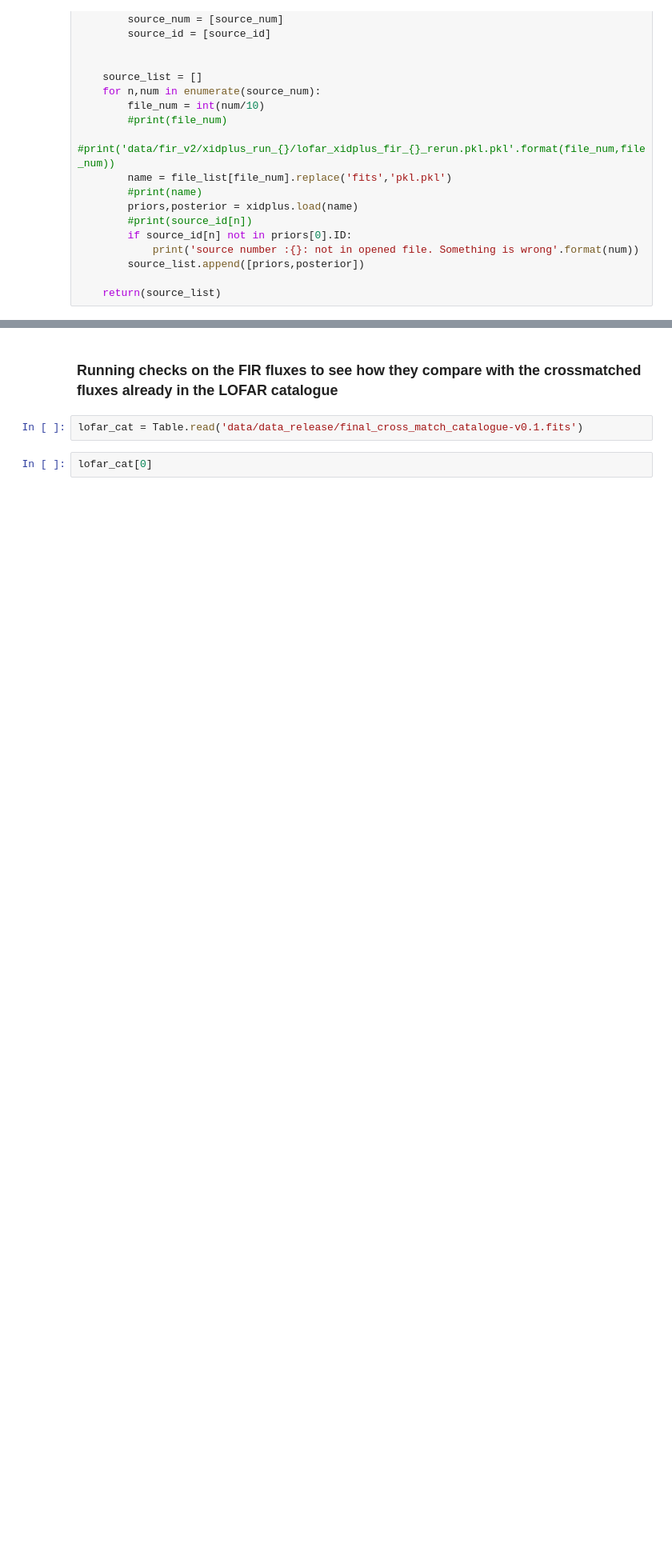
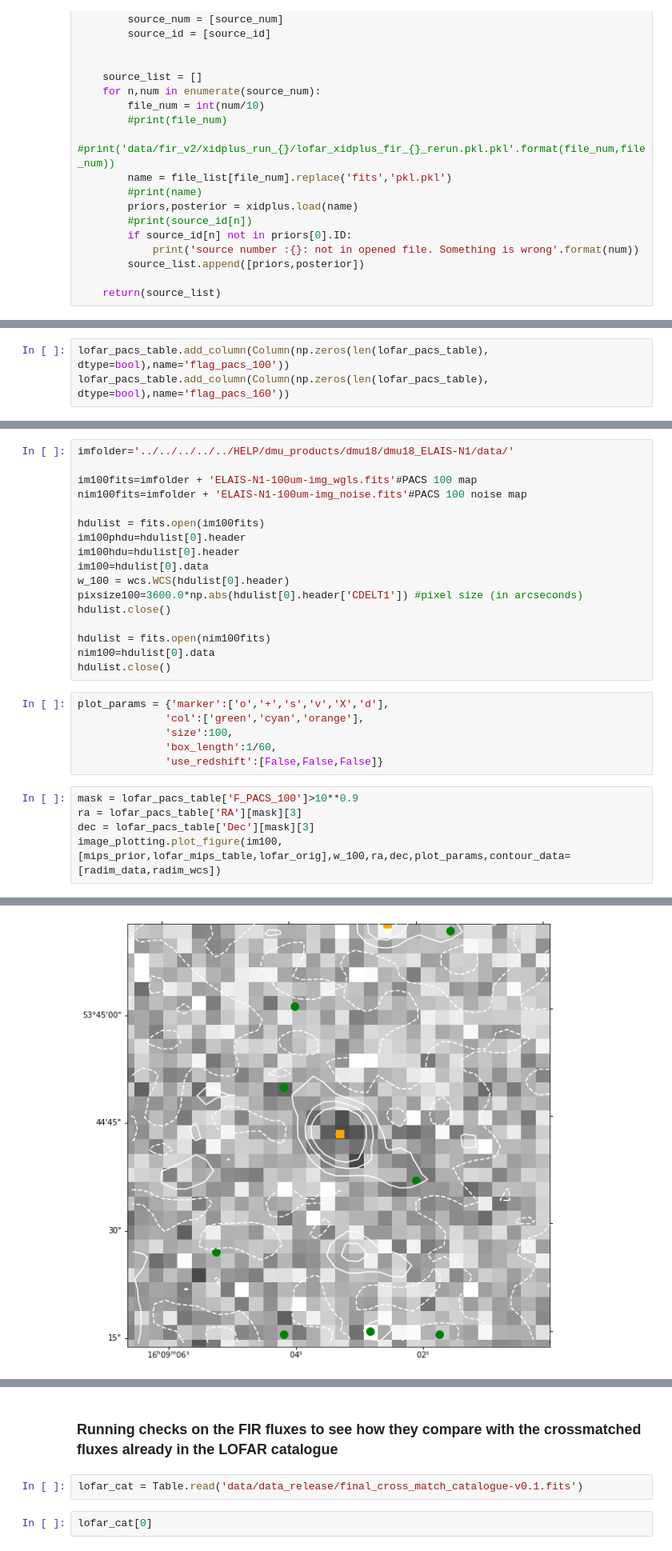
Before and after one commit to StevenDuivenvoorden/FIR-group, a Jupyter notebook: Ian/lofar/deep_fields/ELAIS-N1/XID+_results_check_and_flagging.ipynb, the cells around one changed output, grey strips where cells are left out. Shown at 80% size. Saved outputs shown, nothing was run; the diff lists cells and outputs as text; blank space fills up the shorter version.

```diff
--- a/Ian/lofar/deep_fields/ELAIS-N1/XID+_results_check_and_flagging.ipynb
+++ b/Ian/lofar/deep_fields/ELAIS-N1/XID+_results_check_and_flagging.ipynb
@@ -565,0 +257,3 @@ Table.write(data_rerun_table,'data/fir_v2/XID+_lofar_ELAIS-N1.fits')
+# %%
+lofar_pacs_table.add_column(Column(np.zeros(len(lofar_pacs_table), dtype=bool),name='flag_pacs_100'))
+lofar_pacs_table.add_column(Column(np.zeros(len(lofar_pacs_table), dtype=bool),name='flag_pacs_160'))
@@ -565,0 +277,29 @@ Table.write(data_rerun_table,'data/fir_v2/XID+_lofar_ELAIS-N1.fits')
+# %%
+imfolder='../../../../../HELP/dmu_products/dmu18/dmu18_ELAIS-N1/data/'
+
+im100fits=imfolder + 'ELAIS-N1-100um-img_wgls.fits'#PACS 100 map
+nim100fits=imfolder + 'ELAIS-N1-100um-img_noise.fits'#PACS 100 noise map
+
+hdulist = fits.open(im100fits)
+im100phdu=hdulist[0].header
+im100hdu=hdulist[0].header
+im100=hdulist[0].data
+w_100 = wcs.WCS(hdulist[0].header)
+pixsize100=3600.0*np.abs(hdulist[0].header['CDELT1']) #pixel size (in arcseconds)
+hdulist.close()
+
+hdulist = fits.open(nim100fits)
+nim100=hdulist[0].data
+hdulist.close()
+# %%
+plot_params = {'marker':['o','+','s','v','X','d'],
+              'col':['green','cyan','orange'],
+              'size':100,
+              'box_length':1/60,
+              'use_redshift':[False,False,False]}
+# %%
+mask = lofar_pacs_table['F_PACS_100']>10**0.9
+ra = lofar_pacs_table['RA'][mask][3]
+dec = lofar_pacs_table['Dec'][mask][3]
+image_plotting.plot_figure(im100,[mips_prior,lofar_mips_table,lofar_orig],w_100,ra,dec,plot_params,contour_data=[radim_data,radim_wcs])
+# %% [output]
@@ -565,0 +309 @@ Table.write(data_rerun_table,'data/fir_v2/XID+_lofar_ELAIS-N1.fits')
+[figure, added]
```
Also changed, not shown: parts of 99 cells of this notebook, 12 other files.
